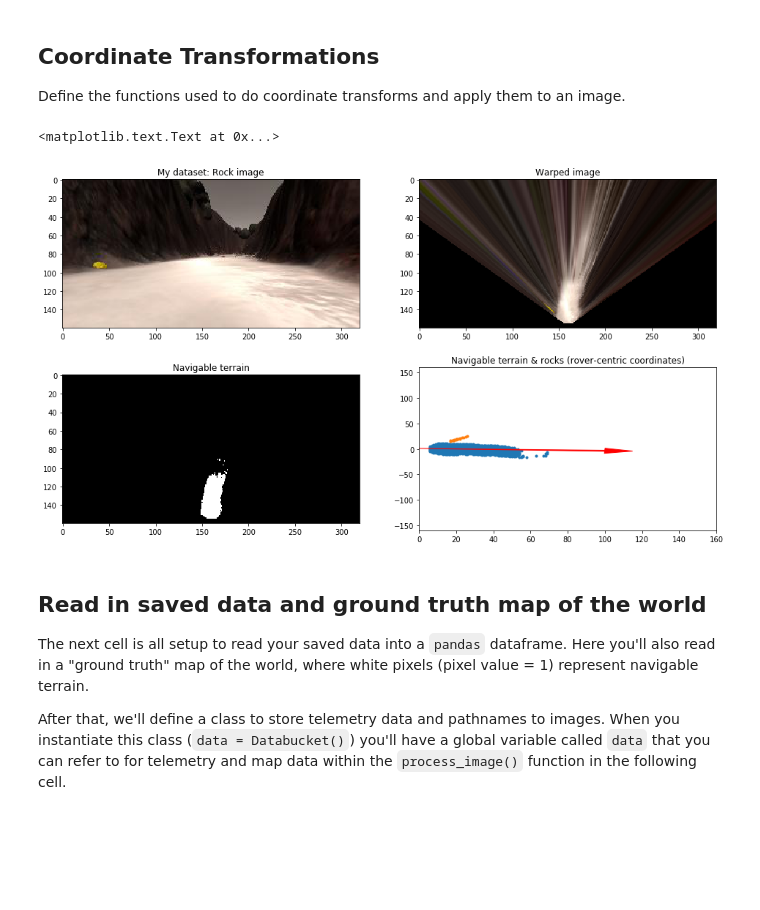
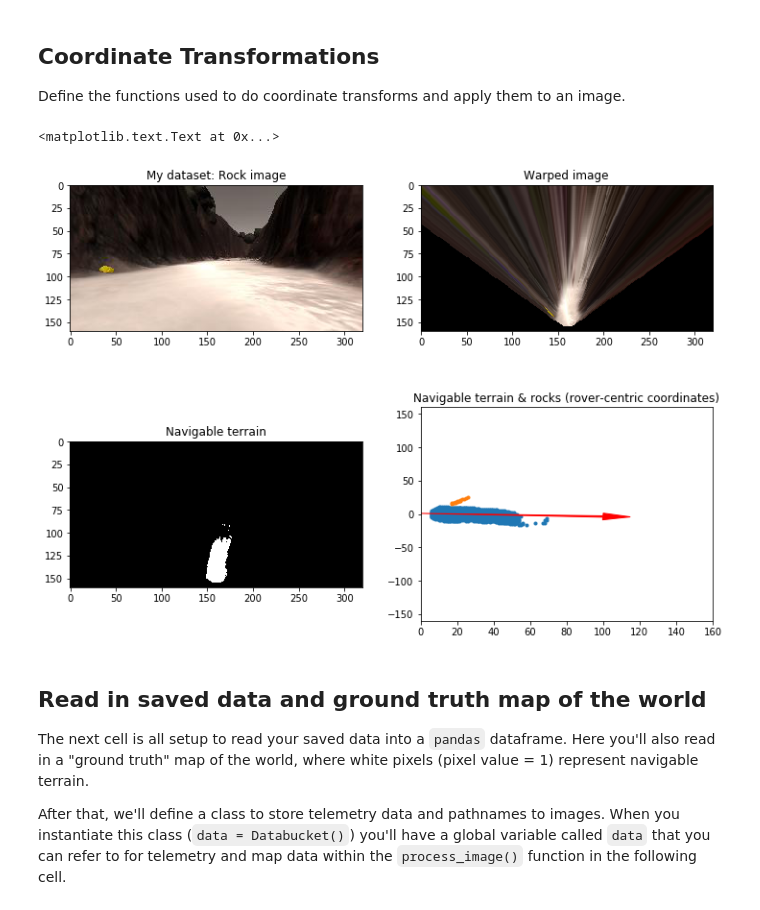
Before and after one commit to Tonks89/RoboND-Rover-Project, a Jupyter notebook: code/Rover_Project_Test_Notebook.ipynb, the cells around one changed output. Saved outputs shown, nothing was run; the diff lists cells and outputs as text; code cells hidden in the pictures; blank space fills up the shorter version.

```diff
--- a/code/Rover_Project_Test_Notebook.ipynb
+++ b/code/Rover_Project_Test_Notebook.ipynb
@@ -327,35 +329,35 @@ def pix_to_world(xpix, ypix, xpos, ypos, yaw, world_size, scale):
 # Continue using same image as for previous processing steps
 # Calculate pixel values in rover-centric coords and distance/angle to all pixels
 xpix, ypix = rover_coords(threshed1)
 dist, angles = to_polar_coords(xpix, ypix)
 mean_dir = np.mean(angles)
 # Calculate also rock pixel values
 rock_xpix, rock_ypix = rover_coords(threshed3)
 
 # Do some plotting
-fig = plt.figure(figsize=(16,9))
+fig = plt.figure(figsize=(12,9))
 plt.subplot(221)
 plt.imshow(orig_image)
 plt.title('My dataset: Rock image')
 plt.subplot(222)
 plt.imshow(warped)
 plt.title('Warped image')
 plt.subplot(223)
 plt.imshow(threshed1, cmap='gray')
 plt.title('Navigable terrain')
 plt.subplot(224)
 plt.plot(xpix, ypix, '.')
 plt.plot(rock_xpix, rock_ypix,'.')
 plt.ylim(-160, 160)
 plt.xlim(0, 160)
 arrow_length = 100
 x_arrow = arrow_length * np.cos(mean_dir)
 y_arrow = arrow_length * np.sin(mean_dir)
 plt.arrow(0, 0, x_arrow, y_arrow, color='red', zorder=2, head_width=10, width=2)
 plt.title('Navigable terrain & rocks (rover-centric coordinates)')
 # %% [output]
 <matplotlib.text.Text at 0x...>
-[figure, old version]
+[figure, new version]
 # %% [markdown]
 ## Read in saved data and ground truth map of the world
 The next cell is all setup to read your saved data into a `pandas` dataframe.  Here you'll also read in a "ground truth" map of the world, where white pixels (pixel value = 1) represent navigable terrain.
```
Also changed, not shown: parts of 3 cells of this notebook, 8 other files.
